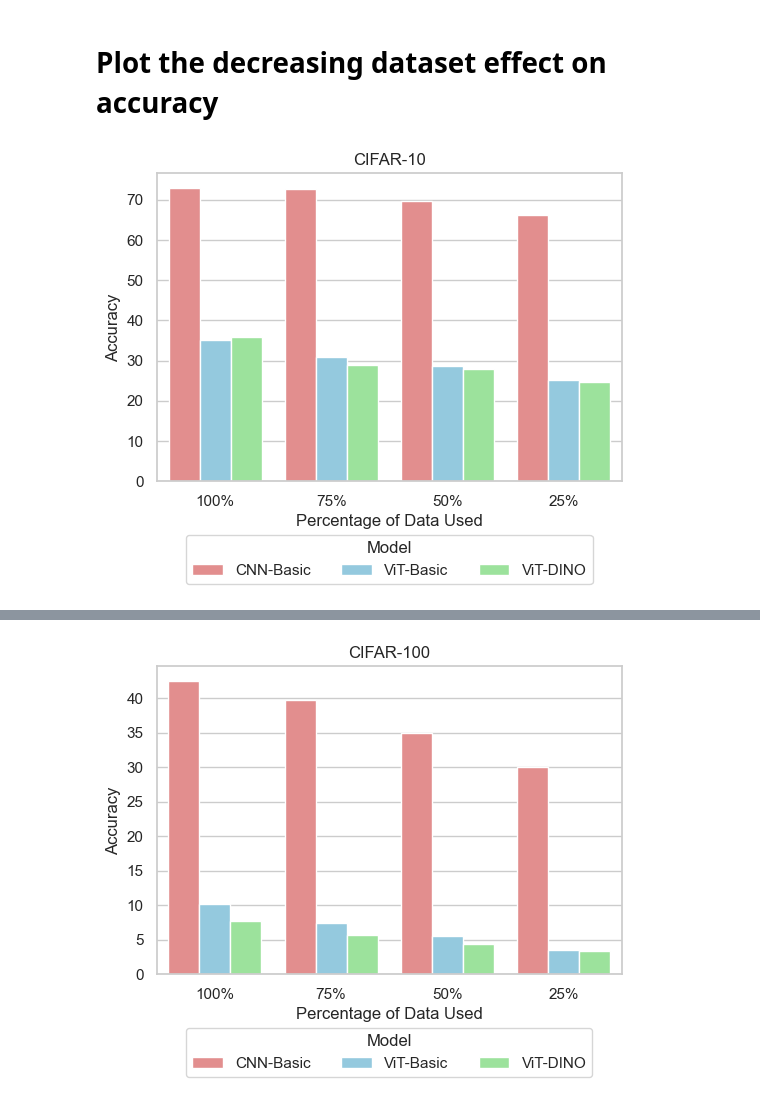
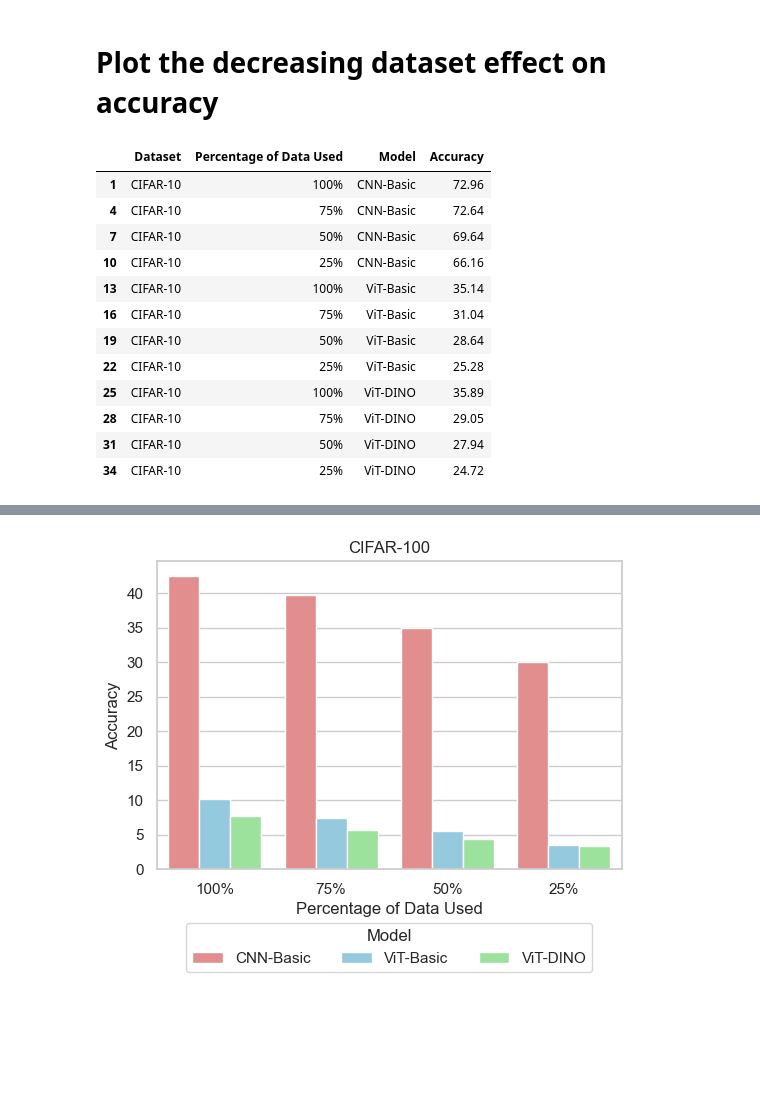
Before and after one commit to pressi-g/pytorch-vit, a Jupyter notebook: notebooks/accuracy_plots.ipynb, the cells around one changed output, grey strips where cells are left out. Drawn from its saved outputs; the diff is of its cells as text; code cells hidden in the pictures; blank space fills up the shorter version.

```diff
--- a/notebooks/accuracy_plots.ipynb
+++ b/notebooks/accuracy_plots.ipynb
@@ -95,16 +95,19 @@ df_melted = df_combined.melt(id_vars=['Dataset', 'Percentage of Data Used'], val
 
 # Set the style of the plot
 sns.set(style="whitegrid")
-
-# Filter data for CIFAR-10
-df_cifar10 = df_melted[df_melted['Dataset'] == 'CIFAR-10']
-
-# Plot
-plt.figure(figsize=(6,4))
-sns.barplot(x='Percentage of Data Used', y='Accuracy', hue='Model', data=df_cifar10, palette={"CNN-Basic": "lightcoral", "ViT-Basic": "skyblue", "ViT-DINO": "lightgreen"})
-plt.title('CIFAR-10')
-# Position the legend at the bottom
-plt.legend(title='Model', loc='upper center', bbox_to_anchor=(0.5, -0.15), ncol=3)
-plt.show()
-# %% [output]
-[figure, removed]
+# %%
+df_melted[df_melted['Dataset'] == 'CIFAR-10']
+# %% [output]
+|  | Dataset | Percentage of Data Used | Model | Accuracy |
+| 1 | CIFAR-10 | 100% | CNN-Basic | 72.96 |
+| 4 | CIFAR-10 | 75% | CNN-Basic | 72.64 |
+| 7 | CIFAR-10 | 50% | CNN-Basic | 69.64 |
+| 10 | CIFAR-10 | 25% | CNN-Basic | 66.16 |
+| 13 | CIFAR-10 | 100% | ViT-Basic | 35.14 |
+| 16 | CIFAR-10 | 75% | ViT-Basic | 31.04 |
+| 19 | CIFAR-10 | 50% | ViT-Basic | 28.64 |
+| 22 | CIFAR-10 | 25% | ViT-Basic | 25.28 |
+| 25 | CIFAR-10 | 100% | ViT-DINO | 35.89 |
+| 28 | CIFAR-10 | 75% | ViT-DINO | 29.05 |
+| 31 | CIFAR-10 | 50% | ViT-DINO | 27.94 |
+| 34 | CIFAR-10 | 25% | ViT-DINO | 24.72 |
```
Also changed, not shown: parts of 4 cells of this notebook.
